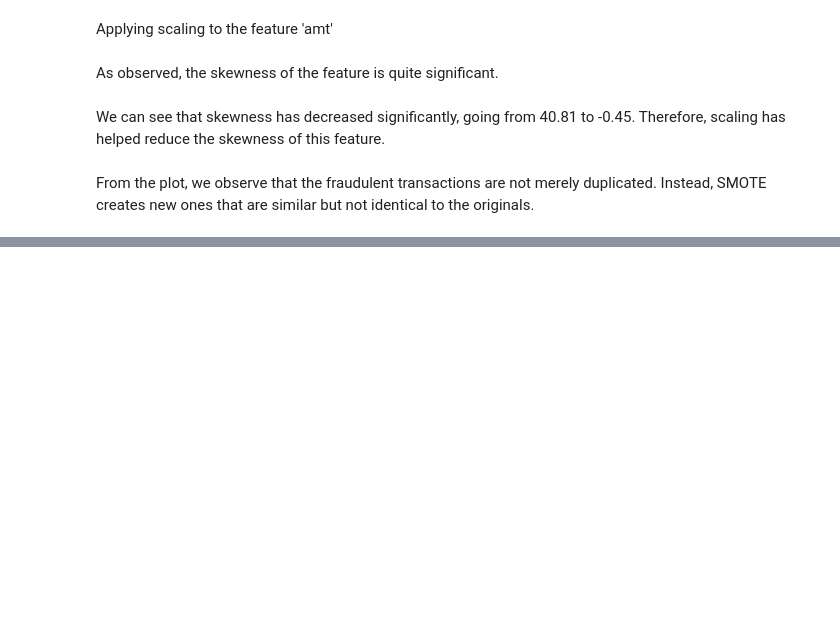
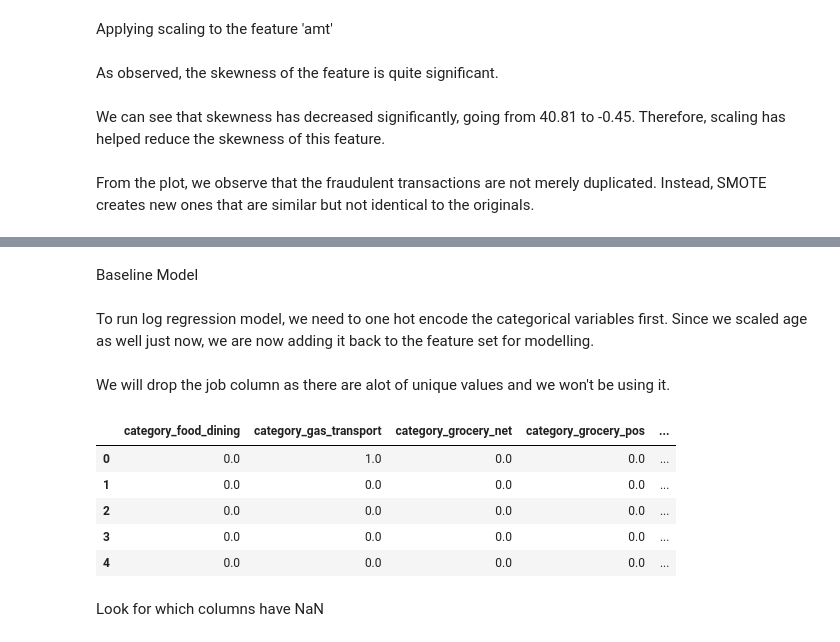
Before and after one commit to saxyrinchen/bt4012_project, a Jupyter notebook: data_preprocessing.ipynb, the cells around one changed output, grey strips where cells are left out. Cells and saved outputs as stored; diff of their text form; code cells hidden in the pictures; blank space fills up the shorter version.

```diff
--- a/data_preprocessing.ipynb
+++ b/data_preprocessing.ipynb
@@ -838,0 +886,13 @@ From the plot, we observe that the fraudulent transactions are not merely duplic
+# %%
+from sklearn.preprocessing import StandardScaler
+# Initialize the StandardScaler and fit/transform on numerical features
+scaler = StandardScaler()
+numerical_columns = X_train.select_dtypes(include=['float64', 'int64'])
+X_train_scaled = X_train.copy()  # Create a copy of X_train
+X_train_scaled[numerical_columns.columns] = scaler.fit_transform(numerical_columns)
+
+# Similarly, transform the numerical columns in X_test
+X_test_scaled = X_test.copy()
+X_test_scaled[numerical_columns.columns] = scaler.transform(X_test.select_dtypes(include=['float64', 'int64']))
+
+X_test_scaled.info()
@@ -838,0 +919,37 @@ From the plot, we observe that the fraudulent transactions are not merely duplic
+# %% [markdown]
+Baseline Model
+# %% [markdown]
+To run log regression model, we need to one hot encode the categorical variables first. Since we scaled age as well just now, we are now adding it back to the feature set for modelling.
+# %%
+from sklearn.preprocessing import OneHotEncoder
+
+# Initialize the OneHotEncoder with sparse=False and drop='first'
+encoder = OneHotEncoder(sparse=False, drop='first')
+
+# Fit and transform the encoder on categorical columns in the training data
+X_train_encoded = encoder.fit_transform(X_train_scaled[['category', 'gender', 'state', 'hour_of_day', 'day_of_week']])
+
+# Transform the same columns in the test data
+X_test_encoded = encoder.transform(X_test_scaled[['category', 'gender', 'state', 'hour_of_day', 'day_of_week']])
+
+# Create DataFrames from the encoded arrays with appropriate column names
+encoded_columns = encoder.get_feature_names_out(['category', 'gender', 'state', 'hour_of_day', 'day_of_week'])
+X_train_encoded_df = pd.DataFrame(X_train_encoded, columns=encoded_columns)
+X_test_encoded_df = pd.DataFrame(X_test_encoded, columns=encoded_columns)
+
+# Include the 'age' column in the final dataset
+X_train_final = pd.concat([X_train_encoded_df, X_train_scaled[['age']]], axis=1)
+X_test_final = pd.concat([X_test_encoded_df, X_test_scaled[['age']]], axis=1)
+# %% [markdown]
+We will drop the job column as there are alot of unique values and we won't be using it.
+# %%
+X_train_final.head()
+# %% [output]
+|  | category_food_dining | category_gas_transport | category_grocery_net | category_grocery_pos | ... |
+| 0 | 0.0 | 1.0 | 0.0 | 0.0 | ... |
+| 1 | 0.0 | 0.0 | 0.0 | 0.0 | ... |
+| 2 | 0.0 | 0.0 | 0.0 | 0.0 | ... |
+| 3 | 0.0 | 0.0 | 0.0 | 0.0 | ... |
+| 4 | 0.0 | 0.0 | 0.0 | 0.0 | ... |
+# %% [markdown]
+Look for which columns have NaN
```
Also changed, not shown: parts of 27 cells of this notebook.
